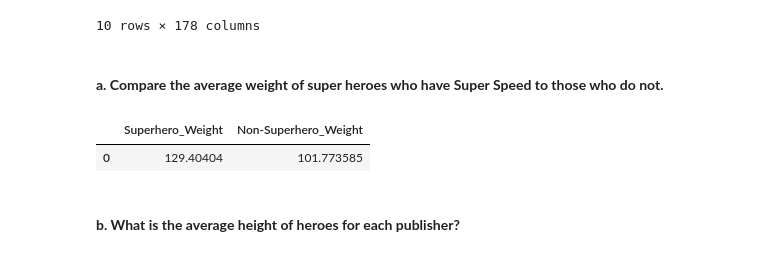
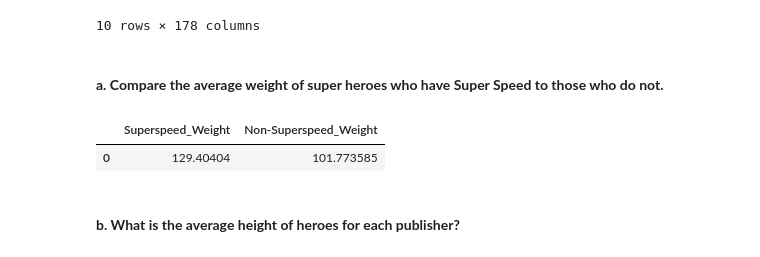
Before and after one commit to Suganthan-Thamotharampillai/02.08-Week_14-Advanced-Transformations---Suganthan_Thamotharampillai, a Jupyter notebook: 02.08 Week_14 Advanced Transformations - Suganthan_Thamotharampillai.ipynb, the cells around one changed output. Saved outputs shown, nothing was run; the diff lists cells and outputs as text; code cells hidden in the pictures.

```diff
--- a/02.08 Week_14 Advanced Transformations - Suganthan_Thamotharampillai.ipynb
+++ b/02.08 Week_14 Advanced Transformations - Suganthan_Thamotharampillai.ipynb
@@ -272,18 +278,18 @@ df_merged.head(10)
 # %%
 # Initialize Superspeed Groups
 superspeed_true  = df_merged[df_merged['Super Speed']==True ]['Weight'].mean()
 superspeed_false = df_merged[df_merged['Super Speed']==False]['Weight'].mean()
 
 # Data
 data = [[superspeed_true, superspeed_false]]
 
 # Create Pandas DataFrame
-superhero_comparison = pd.DataFrame(data, columns=['Superhero_Weight', 'Non-Superhero_Weight'])
+superhero_comparison = pd.DataFrame(data, columns=['Superspeed_Weight', 'Non-Superspeed_Weight'])
 
 # Print Comparison
 superhero_comparison
 # %% [output]
-|  | Superhero_Weight | Non-Superhero_Weight |
+|  | Superspeed_Weight | Non-Superspeed_Weight |
 | 0 | 129.40404 | 101.773585 |
 # %% [markdown]
 <br><b>b. What is the average height of heroes for each publisher?
```
Also changed, not shown: parts of 3 cells of this notebook.
